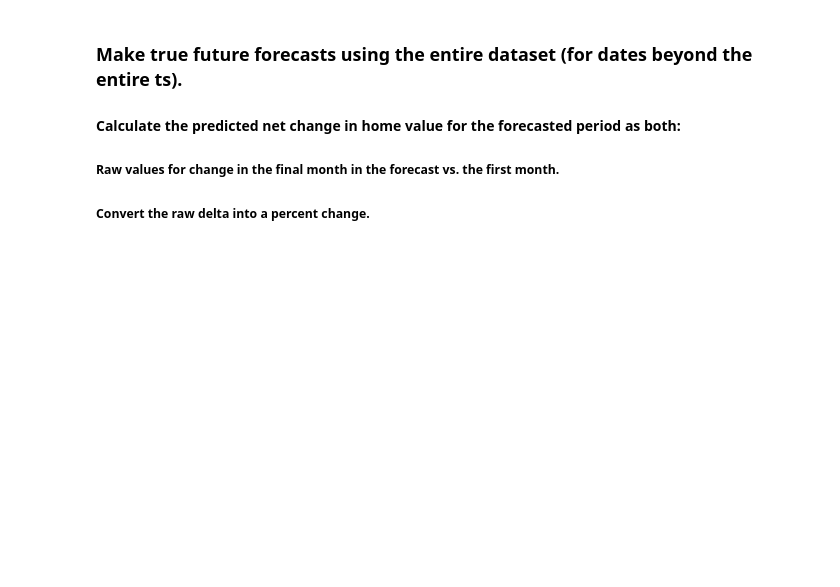
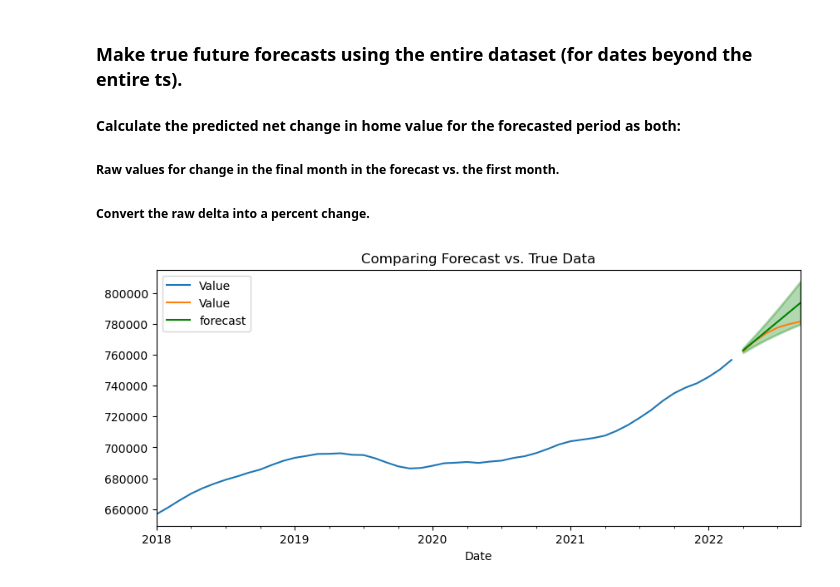
Before and after one commit to EhLeeOod/time-series, a Jupyter notebook: core-gridsearch-sarima.ipynb, the cells around one changed output. Cells and saved outputs as stored; diff of their text form; code cells hidden in the pictures; blank space fills up the shorter version.

```diff
--- a/core-gridsearch-sarima.ipynb
+++ b/core-gridsearch-sarima.ipynb
@@ -814,3 +816,15 @@ Warnings:
 #### Calculate the predicted net change in home value for the forecasted period as both:
 ##### Raw values for change in the final month in the forecast vs. the first month.
 ##### Convert the raw delta into a percent change.
+# %%
+# final model - arima
+final_model = tsa.ARIMA(train, order = (p,d,q)).fit()
+
+# prediction months into future
+len(test)
+
+# Obtain future forecasts beyond test data
+forecast_df  = final_model.get_forecast(len(test)).summary_frame()
+plot_forecast(train,test,forecast_df);
+# %% [output]
+[figure, added]
```
Also changed, not shown: parts of 11 cells of this notebook.
